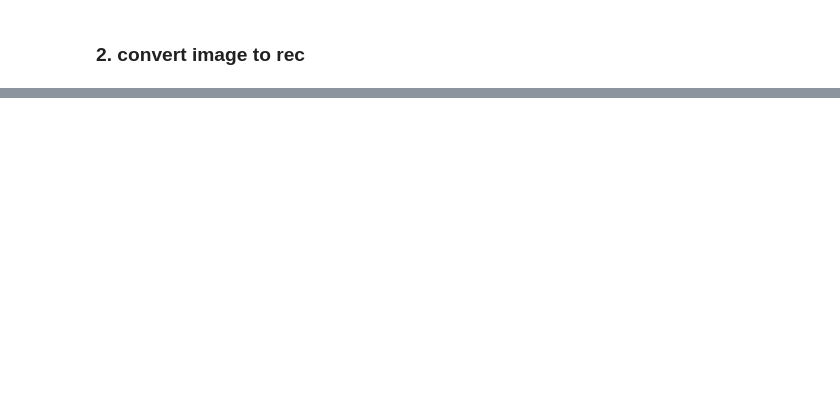
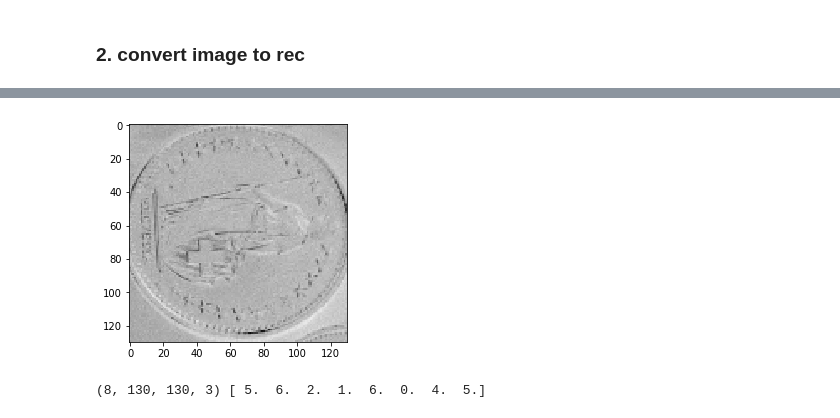
Before and after one commit to yinglang/CoinCount, a Jupyter notebook: data_prepare/data_prepare.ipynb, the cells around one changed output, grey strips where cells are left out. Saved outputs shown, nothing was run; the diff lists cells and outputs as text; code cells hidden in the pictures; blank space fills up the shorter version.

```diff
--- a/data_prepare/data_prepare.ipynb
+++ b/data_prepare/data_prepare.ipynb
@@ -9,8 +10,9 @@ swiss_root = coins_root + "swiss-coins/"
 os.environ["coins_root"] = coins_root
 os.environ["swiss_root"] = swiss_root
 
-rec_dir = swiss_root + "/rec"
+rec_dir = swiss_root + "/rec/"
 
 # img2rec python script
 # python3_bin_dir = "/root/Util/anaconda3/bin"
-os.environ["im2rec"] = "python /root/Util/miniconda/lib/python2.7/site-packages/mxnet/tools/im2rec.py"
+#os.environ["im2rec"] = "python /root/Util/miniconda/lib/python2.7/site-packages/mxnet/tools/im2rec.py"
+os.environ["im2rec"] = "python /usr/local/lib/python2.7/dist-packages/mxnet/tools/im2rec.py"
@@ -55,0 +78,28 @@ Creating .rec file from /root/Workspace/github/CionCount/dataset/swiss-coins/rec
+# %%
+import mxnet
+from mxnet import image
+"""
+?? image.ImageIter
+    To load input images from .rec files, use `path_imgrec` parameter and to load from raw image
+    files, use `path_imglist` and `path_root` parameters.
+"""
+train_data_rec = image.ImageIter(batch_size=8, data_shape=(3, 130, 130),  # load rec in memory
+                path_imgrec=rec_dir+"swiss_train.rec")
+train_data_lst = image.ImageIter(batch_size=8, data_shape=(3, 130, 130),
+                path_imglist=rec_dir+"swiss_train.lst", path_root=swiss_root+"train/") # load from raw image
+train_data_rec_idx = image.ImageIter(batch_size=8, data_shape=(3, 130, 130),  # load rec in memory
+                path_imgrec=rec_dir+"swiss_train.rec", path_imgidx=rec_dir+'swiss_train.idx', shuffle=True)
+# %%
+import matplotlib.pyplot as plt
+
+train_data_rec.reset()
+for i, batch in enumerate(train_data_rec):
+    data = batch.data[0].transpose((0, 2, 3, 1)).asnumpy()
+    label = batch.label[0]
+    plt.imshow(data[0])
+    plt.show()
+    print data.shape, label.asnumpy()
+    break
+# %% [output]
+[figure, added]
+(8, 130, 130, 3) [ 5.  6.  2.  1.  6.  0.  4.  5.]
```
Also changed, not shown: parts of 13 cells of this notebook.
